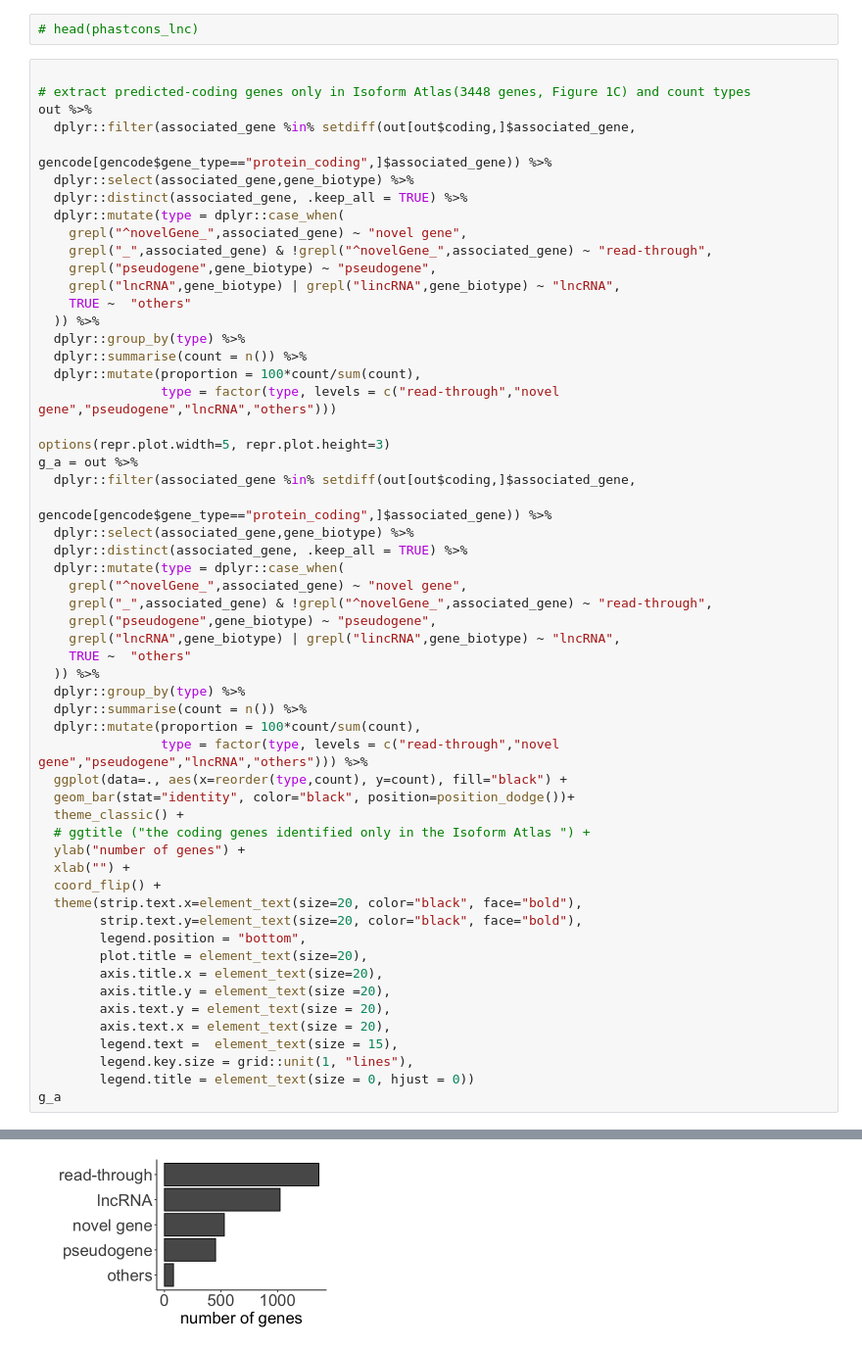
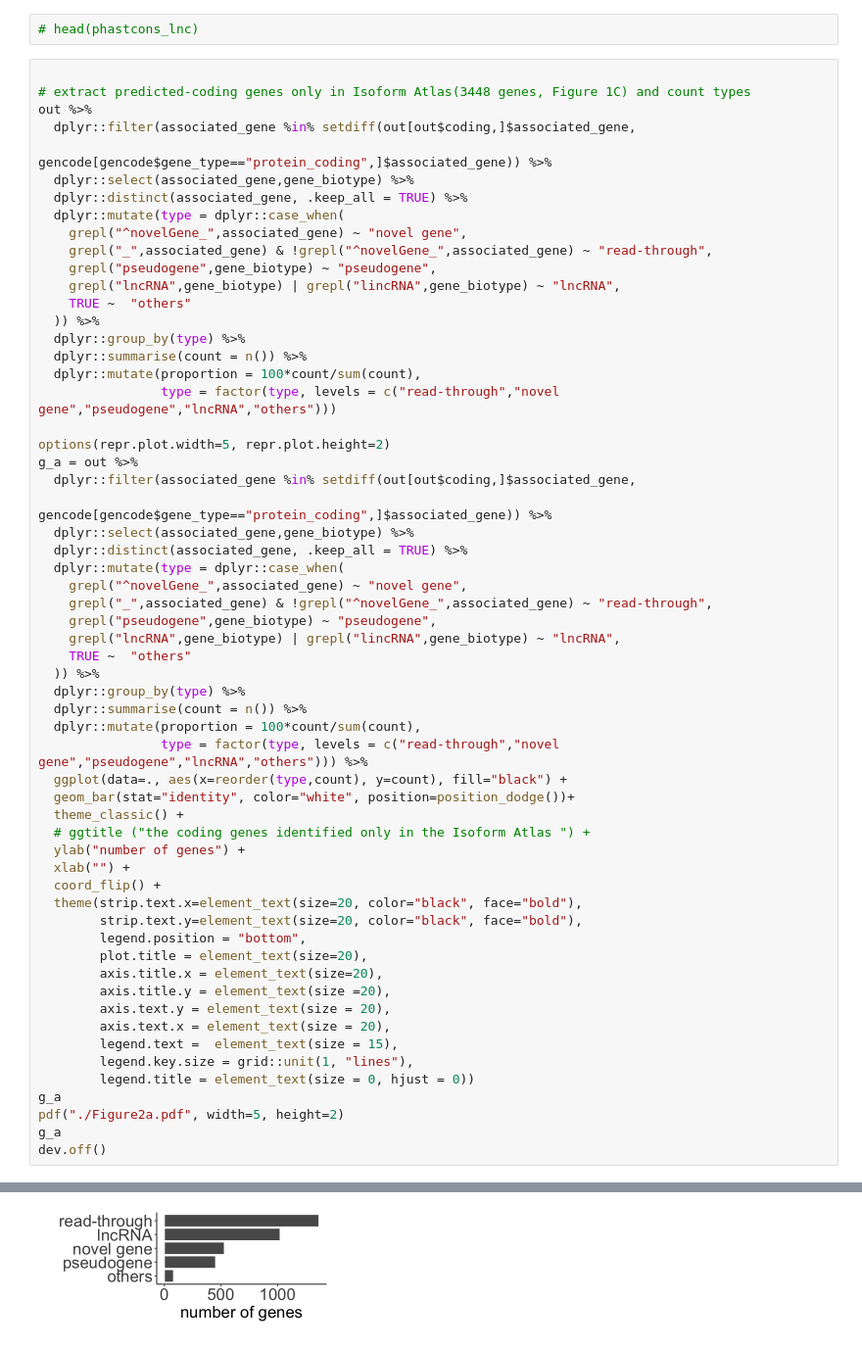
Before and after one commit to juninamo/TRAILS, a Jupyter notebook: Figures/Figure2.ipynb, the cells around one changed output, grey strips where cells are left out. Shown at 98% size. Cells and saved outputs as stored; diff of their text form.

```diff
--- a/Figures/Figure2.ipynb
+++ b/Figures/Figure2.ipynb
@@ -74,7 +74,7 @@ out %>%
   dplyr::mutate(proportion = 100*count/sum(count),
                 type = factor(type, levels = c("read-through","novel gene","pseudogene","lncRNA","others")))
 
-options(repr.plot.width=5, repr.plot.height=3)
+options(repr.plot.width=5, repr.plot.height=2)
 g_a = out %>%
   dplyr::filter(associated_gene %in% setdiff(out[out$coding,]$associated_gene,
                                              gencode[gencode$gene_type=="protein_coding",]$associated_gene)) %>%
@@ -92,7 +92,7 @@ g_a = out %>%
   dplyr::mutate(proportion = 100*count/sum(count),
                 type = factor(type, levels = c("read-through","novel gene","pseudogene","lncRNA","others"))) %>%
   ggplot(data=., aes(x=reorder(type,count), y=count), fill="black") +
-  geom_bar(stat="identity", color="black", position=position_dodge())+
+  geom_bar(stat="identity", color="white", position=position_dodge())+
   theme_classic() +
   # ggtitle ("the coding genes identified only in the Isoform Atlas ") +
   ylab("number of genes") +
@@ -110,6 +110,9 @@ g_a = out %>%
         legend.key.size = grid::unit(1, "lines"),
         legend.title = element_text(size = 0, hjust = 0))
 g_a
+pdf("./Figure2a.pdf", width=5, height=2)
+g_a
+dev.off()
 # %% [output]
 A tibble: 5 × 3
 | type | count | proportion |
@@ -122,4 +127,4 @@ A tibble: 5 × 3
-[figure, old version]
+[figure, new version]
 # %%
 gene="SIGLEC9|SIGLEC7|SIGLEC7_SIGLEC9"
 
```
Also changed, not shown: parts of 9 cells of this notebook, 3 other files.
